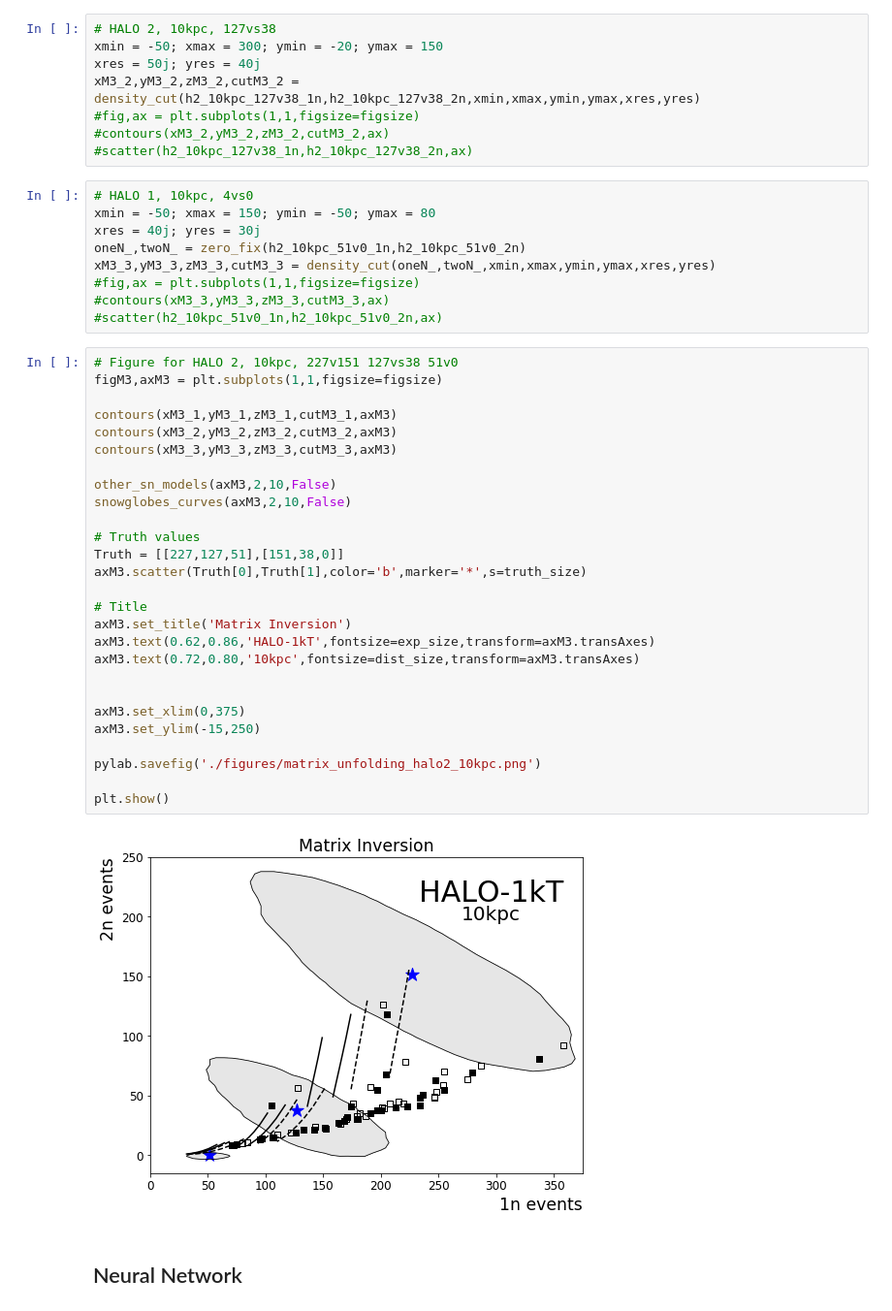
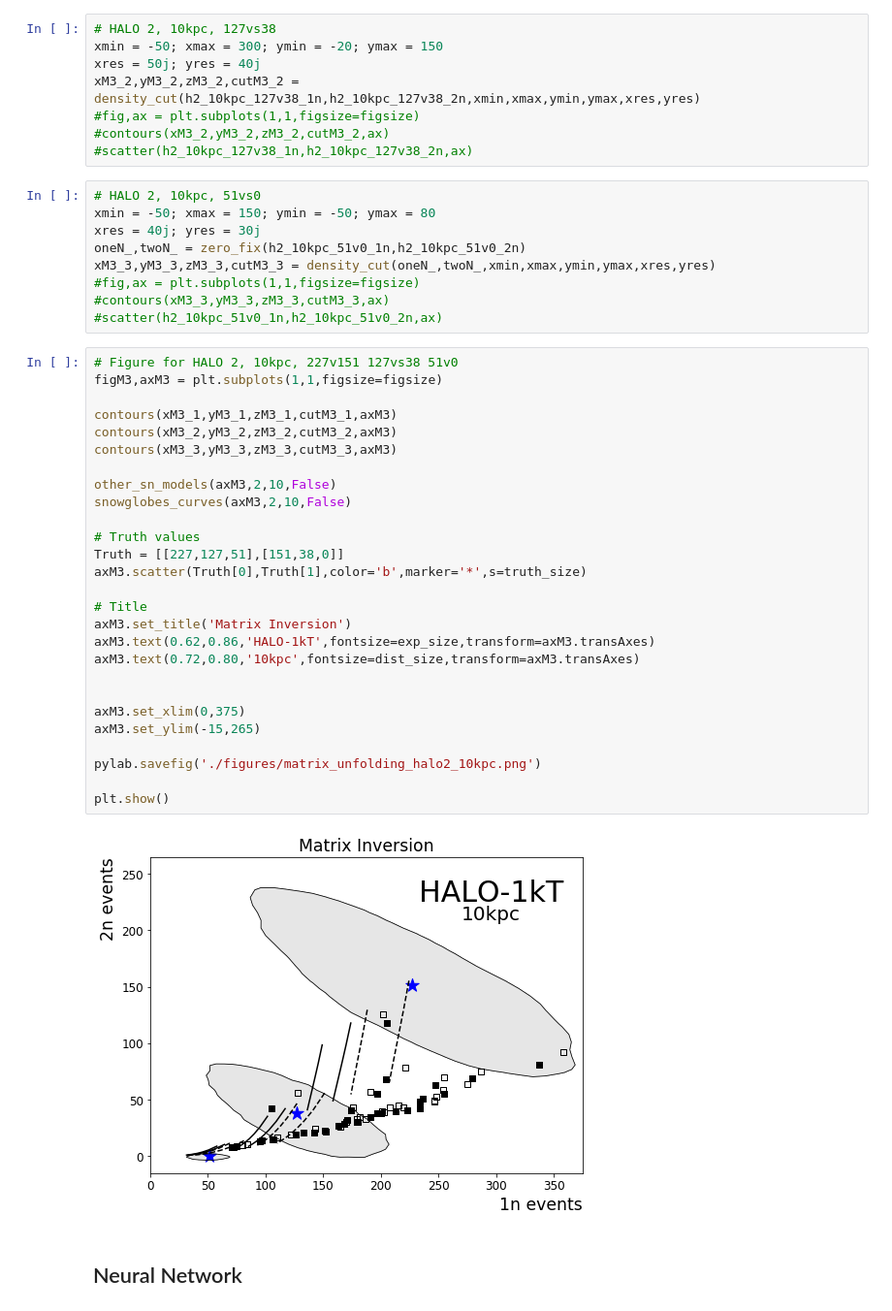
Before and after one commit to jfcrenshaw/halo, a Jupyter notebook: unfolding_plots.ipynb, the cells around one changed output. Shown: that part at 97% size. Cells and saved outputs as stored; diff of their text form.

```diff
--- a/unfolding_plots.ipynb
+++ b/unfolding_plots.ipynb
@@ -188,7 +188,7 @@ xM3_2,yM3_2,zM3_2,cutM3_2 = density_cut(h2_10kpc_127v38_1n,h2_10kpc_127v38_2n,xm
 #contours(xM3_2,yM3_2,zM3_2,cutM3_2,ax)
 #scatter(h2_10kpc_127v38_1n,h2_10kpc_127v38_2n,ax)
 # %%
-# HALO 1, 10kpc, 4vs0
+# HALO 2, 10kpc, 51vs0
 xmin = -50; xmax = 150; ymin = -50; ymax = 80
 xres = 40j; yres = 30j
 oneN_,twoN_ = zero_fix(h2_10kpc_51v0_1n,h2_10kpc_51v0_2n)
@@ -199,32 +199,32 @@ xM3_3,yM3_3,zM3_3,cutM3_3 = density_cut(oneN_,twoN_,xmin,xmax,ymin,ymax,xres,yre
 # %%
 # Figure for HALO 2, 10kpc, 227v151 127vs38 51v0
 figM3,axM3 = plt.subplots(1,1,figsize=figsize)
 
 contours(xM3_1,yM3_1,zM3_1,cutM3_1,axM3)
 contours(xM3_2,yM3_2,zM3_2,cutM3_2,axM3)
 contours(xM3_3,yM3_3,zM3_3,cutM3_3,axM3)
 
 other_sn_models(axM3,2,10,False)
 snowglobes_curves(axM3,2,10,False)
 
 # Truth values
 Truth = [[227,127,51],[151,38,0]]
 axM3.scatter(Truth[0],Truth[1],color='b',marker='*',s=truth_size)
 
 # Title
 axM3.set_title('Matrix Inversion')
 axM3.text(0.62,0.86,'HALO-1kT',fontsize=exp_size,transform=axM3.transAxes)
 axM3.text(0.72,0.80,'10kpc',fontsize=dist_size,transform=axM3.transAxes)
 
 
 axM3.set_xlim(0,375)
-axM3.set_ylim(-15,250)
+axM3.set_ylim(-15,265)
 
 pylab.savefig('./figures/matrix_unfolding_halo2_10kpc.png')
 
 plt.show()
 # %% [output]
-[figure, old version]
+[figure, new version]
 # %% [markdown]
 ## Neural Network
 # %% [markdown]
```
Also changed, not shown: parts of 6 cells of this notebook, 7 other files.
